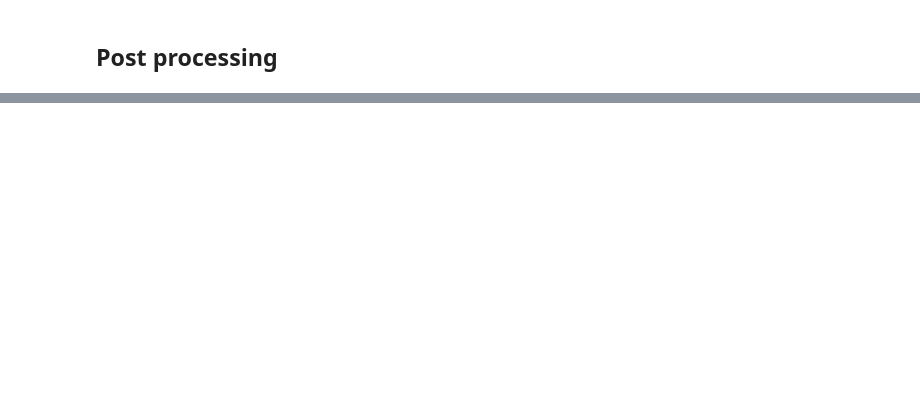
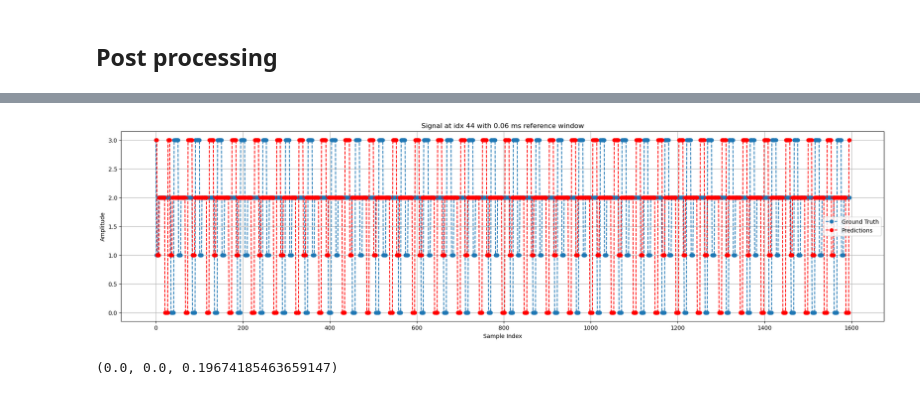
Before and after one commit to DanielProanoGuevara/Multimodal_SQA, a Jupyter notebook: pcg_unet.ipynb, the cells around one changed output, grey strips where cells are left out. Cells and saved outputs as stored; diff of their text form; code cells hidden in the pictures; blank space fills up the shorter version.

```diff
--- a/pcg_unet.ipynb
+++ b/pcg_unet.ipynb
@@ -320,0 +555,7 @@ val_test = model.predict(val_dataset)
+# %%
+idx = 44
+visualize_predictions(ground_truth, predictions, idx)
+ppv[idx], sens[idx], acc[idx]
+# %% [output]
+[figure, added]
+(0.0, 0.0, 0.19674185463659147)
```
Also changed, not shown: parts of 18 cells of this notebook, 1 other file.
